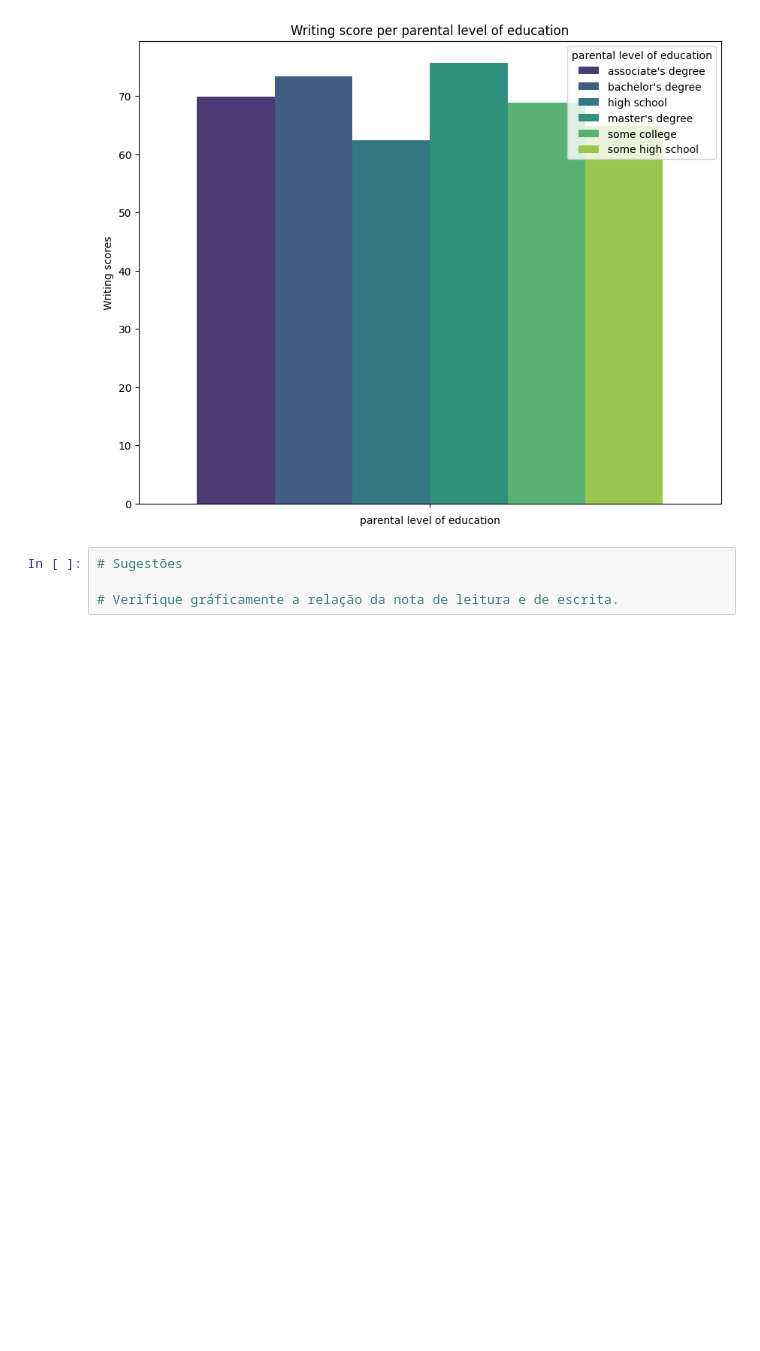
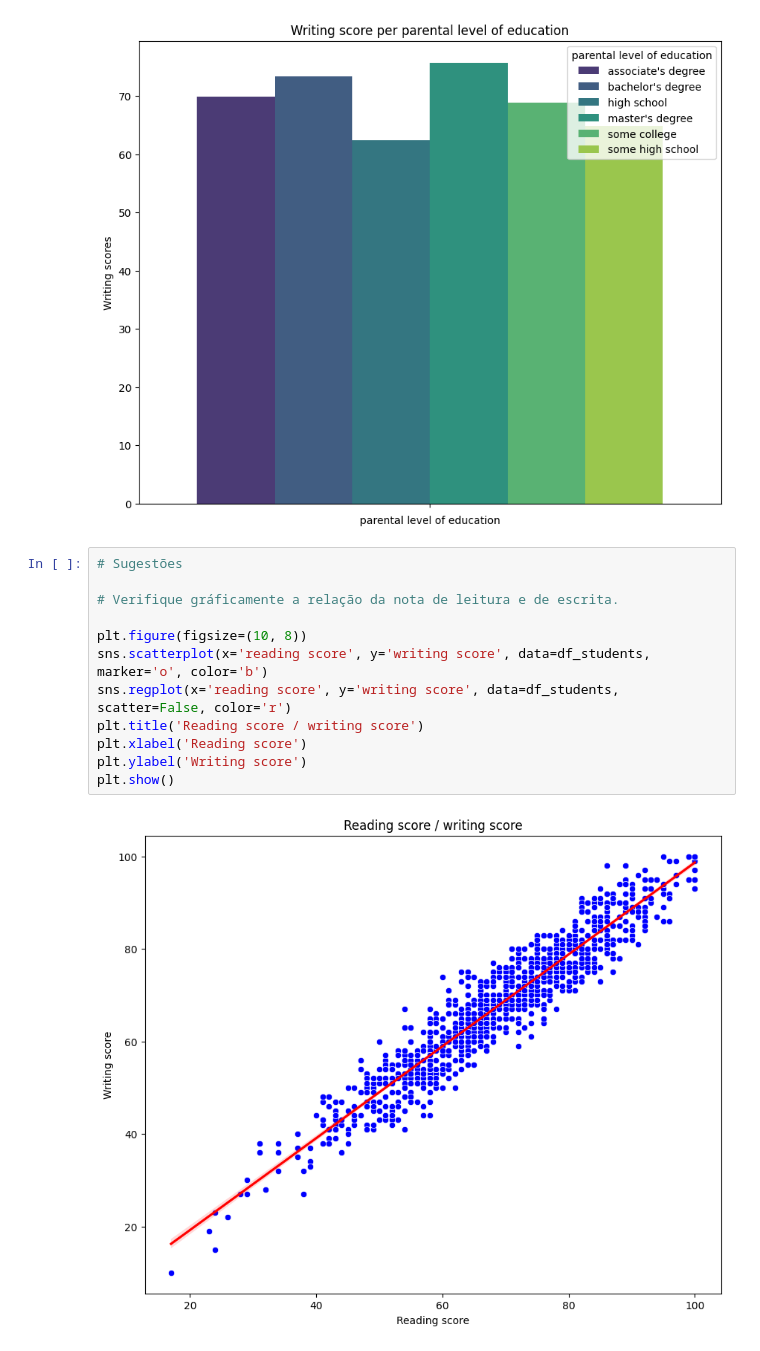
Before and after one commit to dsreliete/Womakerscode-DA-desafio_squad, a Jupyter notebook: Desafio2.ipynb, the cells around one changed output. Cells and saved outputs as stored; diff of their text form; blank space fills up the shorter version.

```diff
--- a/Desafio2.ipynb
+++ b/Desafio2.ipynb
@@ -326,7 +326,17 @@ plt.xticks(rotation=30)
 plt.show()
 # %% [output]
 [figure]
-# %%
-# Sugestões
-
-# Verifique gráficamente a relação da nota de leitura e de escrita.
+# %%
+# Sugestões
+
+# Verifique gráficamente a relação da nota de leitura e de escrita.
+
+plt.figure(figsize=(10, 8))
+sns.scatterplot(x='reading score', y='writing score', data=df_students, marker='o', color='b')
+sns.regplot(x='reading score', y='writing score', data=df_students, scatter=False, color='r')
+plt.title('Reading score / writing score')
+plt.xlabel('Reading score')
+plt.ylabel('Writing score')
+plt.show()
+# %% [output]
+[figure, added]
```
Also changed, not shown: parts of 2 cells of this notebook.
